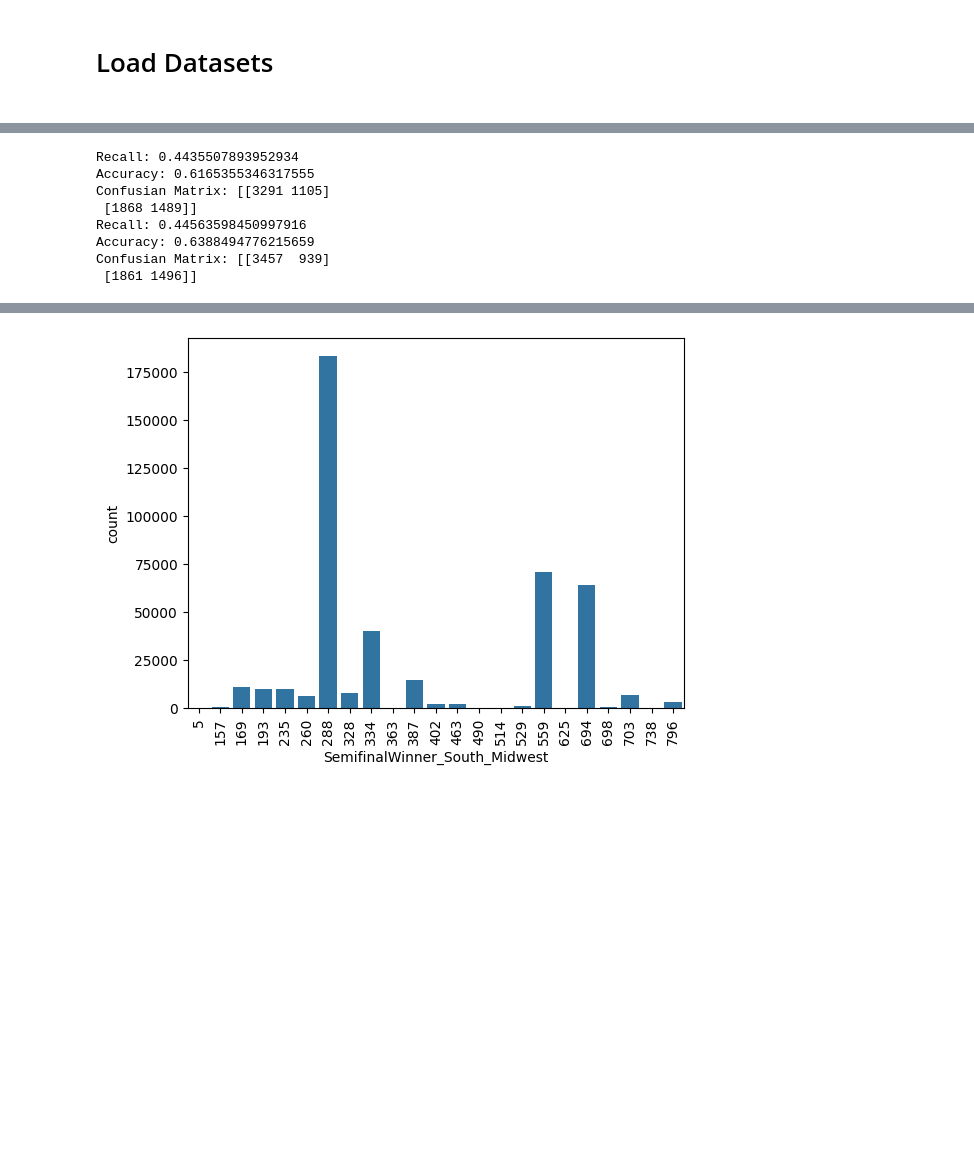
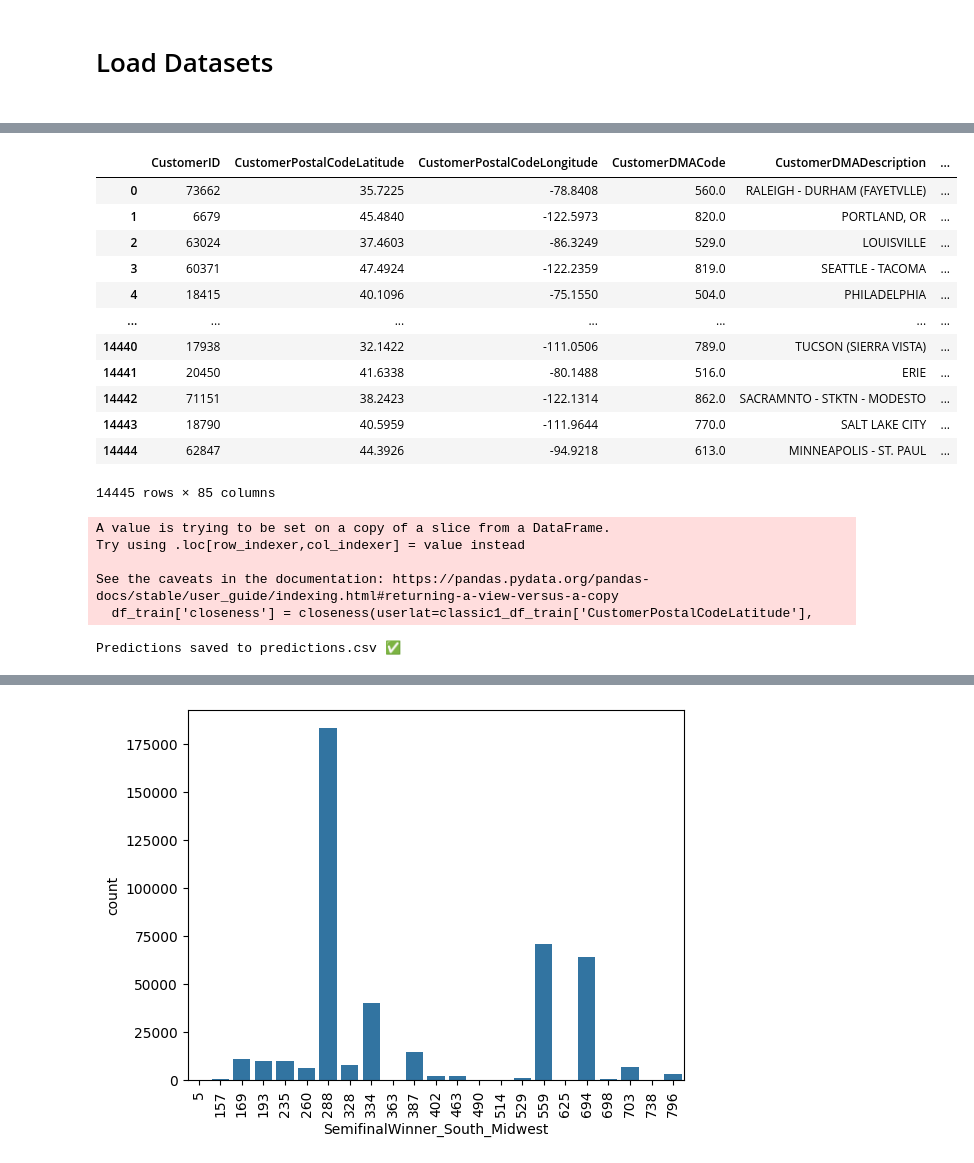
Before and after one commit to LittleMac24/ccac-competion, a Jupyter notebook: eda.ipynb, the cells around one changed output, grey strips where cells are left out. Drawn from its saved outputs; the diff is of its cells as text; code cells hidden in the pictures; blank space fills up the shorter version.

```diff
--- a/eda.ipynb
+++ b/eda.ipynb
@@ -655,3 +491,26 @@ ValueError: ('Lengths must match to compare', (129214,), (14350,))
+# %%
+classic1_df_test
+#  classic1_df_test.loc[:,['RegionWinner_East', "RegionWinner_West", 'E_Rk','E_Seed_Rank', 'W_Rk', 'W_Seed_Rank']]
+
+
+# rank_164 = 1 / (1 + np.exp(-1))
+# rank_457 = 1/(1 + np.exp(-9))
+
+# print(rank_164, rank_457)
+# %% [output]
+|  | CustomerID | CustomerPostalCodeLatitude | CustomerPostalCodeLongitude | CustomerDMACode | CustomerDMADescription | ... |
+| 0 | 73662 | 35.7225 | -78.8408 | 560.0 | RALEIGH - DURHAM (FAYETVLLE) | ... |
+| 1 | 6679 | 45.4840 | -122.5973 | 820.0 | PORTLAND, OR | ... |
+| 2 | 63024 | 37.4603 | -86.3249 | 529.0 | LOUISVILLE | ... |
+| 3 | 60371 | 47.4924 | -122.2359 | 819.0 | SEATTLE - TACOMA | ... |
+| 4 | 18415 | 40.1096 | -75.1550 | 504.0 | PHILADELPHIA | ... |
+| ... | ... | ... | ... | ... | ... | ... |
+| 14440 | 17938 | 32.1422 | -111.0506 | 789.0 | TUCSON (SIERRA VISTA) | ... |
+| 14441 | 20450 | 41.6338 | -80.1488 | 516.0 | ERIE | ... |
+| 14442 | 71151 | 38.2423 | -122.1314 | 862.0 | SACRAMNTO - STKTN - MODESTO | ... |
+| 14443 | 18790 | 40.5959 | -111.9644 | 770.0 | SALT LAKE CITY | ... |
+| 14444 | 62847 | 44.3926 | -94.9218 | 613.0 | MINNEAPOLIS - ST. PAUL | ... |
+14445 rows × 85 columns
 # %%
 #Model Two Random Forest Classifier
 import pandas as pd
@@ -668,7 +527,7 @@ from sklearn.linear_model import LassoCV, LogisticRegressionCV
 
 # Load the data
 df_train = classic1_df_train
-
+df_test = df_test
 
 # #DownSample Data (Takes % of Dataset and keeps statistical properties)
 # sample_size_perc = .3
@@ -710,8 +569,8 @@ df_test = df_test.drop(columns = features_to_withHold)
 
 
 # Create 2 List of Features column names for east and west features
-features_midwest = [col for col in df_train_downsampled.columns if col.startswith('M_')]
-features_south = [col for col in df_train_downsampled.columns if col.startswith('S_')]
+features_midwest = [col for col in df_train.columns if col.startswith('M_')]
+features_south = [col for col in df_train.columns if col.startswith('S_')]
 
 # Remove Semifinal Winner from both list
 if 'SemifinalWinner_South_Midwest' in features_south:
@@ -722,7 +581,7 @@ if 'SemifinalWinner_South_Midwest' in features_midwest:
 
 
 # The target variable is SemifinalWinner_East_West
-y_train = (df_train['SemifinalWinner_South_Midwest'] == df_train_down['RegionWinner_Midwest']).astype(int)
+y_train = (df_train['SemifinalWinner_South_Midwest'] == df_train['RegionWinner_Midwest']).astype(int)
 
 # Combine the East and West features
 features = features_midwest + features_south
@@ -772,7 +631,7 @@ model_log_reg = Pipeline(
     steps=[
     ('preprocessor', preprocessor_log),
     ('selector', SelectFromModel(LassoCV(cv=5, alphas= [0.0001, 0.001, 0.01, 0.1], random_state = 42),  prefit =False)),
-    ('classifier', LogisticRegressionCV(cv=5, max_iter=1000))
+    ('classifier', LogisticRegressionCV(cv=5, max_iter=2000))
     ]
 )
 
@@ -784,13 +643,13 @@ hyperparameter_grid = {
 
 grid_search = GridSearchCV(model_RandomForest, param_grid=hyperparameter_grid, cv=5, scoring='accuracy')
 
-grid_search.fit(df_train[features], y_train)
+grid_search.fit(df_train[features], y_train) #I believe I need the predicted values from the training set!
 
 
 y_pred_tree= grid_search.predict(df_test[features])
 
 model_log_reg.fit(df_train[features], y_train)
-y_pred_log = model_log_reg.predict(df_test[features])
+y_pred_log_ms = model_log_reg.predict(df_test[features])
 
 # print(f'Recall: {recall_score(y_test, y_pred_tree)}')
 # print(f'Accuracy: {accuracy_score(y_test, y_pred_tree)}')
@@ -801,18 +660,16 @@ y_pred_log = model_log_reg.predict(df_test[features])
 # print(f'Confusian Matrix: {confusion_matrix(y_test, y_pred_log)}')
 
 #Printing Results back from Unique IDs!
-df_test['SemifinalWinner_South_Midwest'] = df_train['RegionWinner_Midwest'].where(y_pred_log == df_train['RegionWinner_Midwest'], df_train['RegionWinner_South'])
+df_test['SemifinalWinner_South_Midwest'] = df_test['RegionWinner_Midwest'].where(y_pred_log_ms == df_test['RegionWinner_Midwest'], df_test['RegionWinner_South'])
 
 # Save the predictions to a CSV (only include the prediction column)
-df_test[['SemifinalWinner_South_Midwest']].to_csv("predictions_MS.csv", index=False)
+# df_test[['SemifinalWinner_South_Midwest']].to_csv("predictions_MS.csv", index=False)
 
 print("Predictions saved to predictions.csv ✅")
 # %% [output]
-Recall: 0.4435507893952934
-Accuracy: 0.6165355346317555
-Confusian Matrix: [[3291 1105]
- [1868 1489]]
-Recall: 0.44563598450997916
-Accuracy: 0.6388494776215659
-Confusian Matrix: [[3457  939]
- [1861 1496]]
+A value is trying to be set on a copy of a slice from a DataFrame.
+Try using .loc[row_indexer,col_indexer] = value instead
+
+See the caveats in the documentation: https://pandas.pydata.org/pandas-docs/stable/user_guide/indexing.html#returning-a-view-versus-a-copy
+  df_train['closeness'] = closeness(userlat=classic1_df_train['CustomerPostalCodeLatitude'],
+Predictions saved to predictions.csv ✅
```
Also changed, not shown: parts of 32 cells of this notebook, 9 other files.
